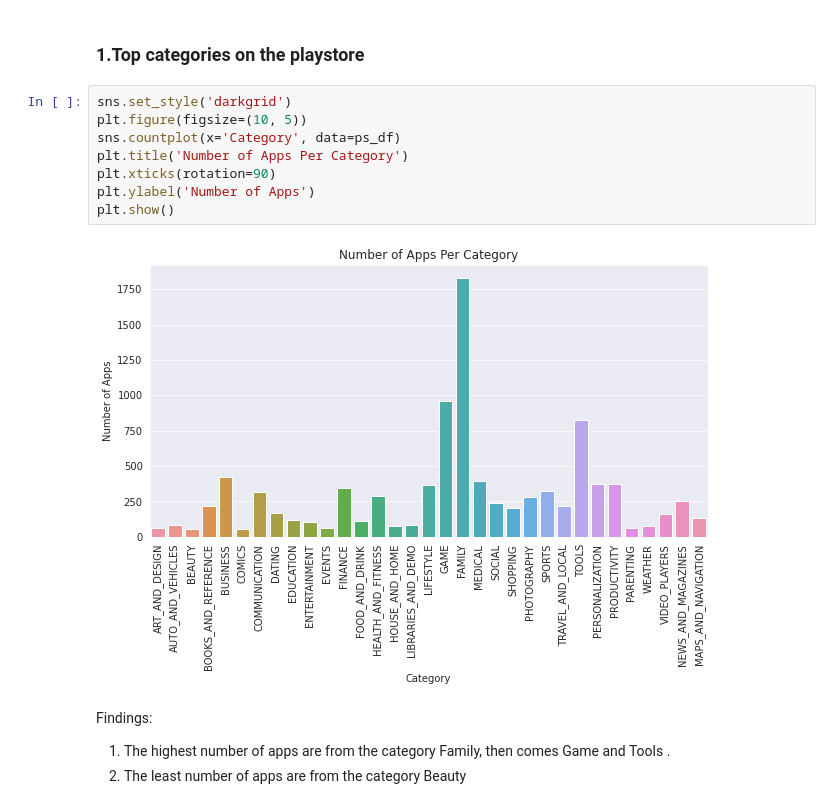
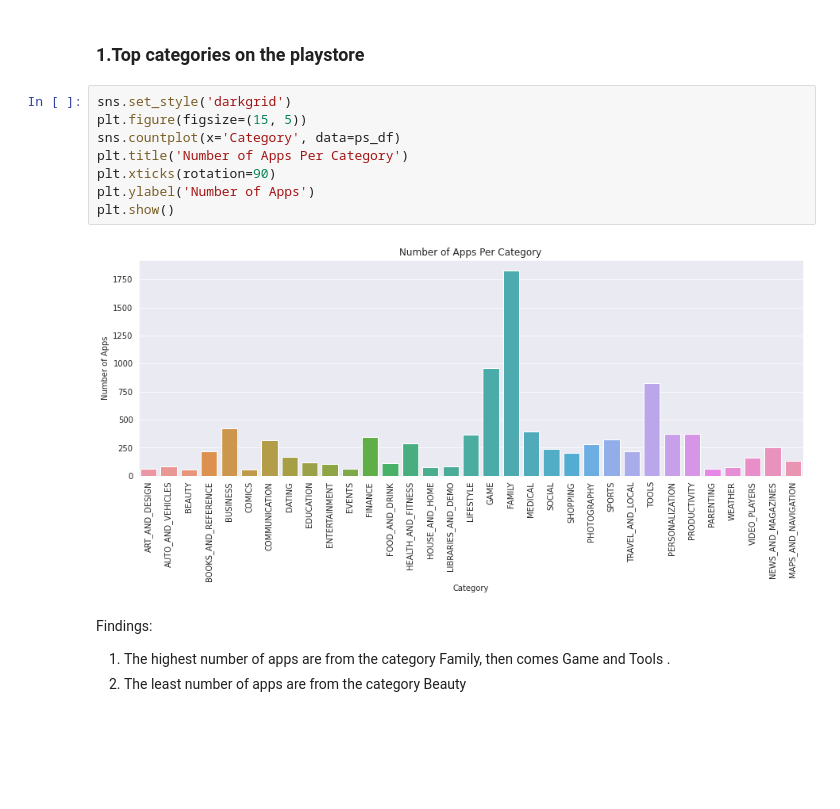
Before and after one commit to sumaiyasiddiqa/Play-store-app-review-analysis, a Jupyter notebook: Play_Store_App_Review_Analysis_(Sumaiya_Siddiqa).ipynb, the cells around one changed output. Saved outputs shown, nothing was run; the diff lists cells and outputs as text; blank space fills up the shorter version.

```diff
--- a/Play_Store_App_Review_Analysis_(Sumaiya_Siddiqa).ipynb
+++ b/Play_Store_App_Review_Analysis_(Sumaiya_Siddiqa).ipynb
@@ -796,14 +822,14 @@ plt.show()
 ### **1.Top categories on the playstore**
 # %%
 sns.set_style('darkgrid')
-plt.figure(figsize=(10, 5))
+plt.figure(figsize=(15, 5))
 sns.countplot(x='Category', data=ps_df)
 plt.title('Number of Apps Per Category')
 plt.xticks(rotation=90)
 plt.ylabel('Number of Apps')
 plt.show()
 # %% [output]
-[figure, old version]
+[figure, new version]
 # %% [markdown]
 Findings:
 1. The highest number of apps are from the category Family, then comes Game and Tools .
```
Also changed, not shown: parts of 16 cells of this notebook.
